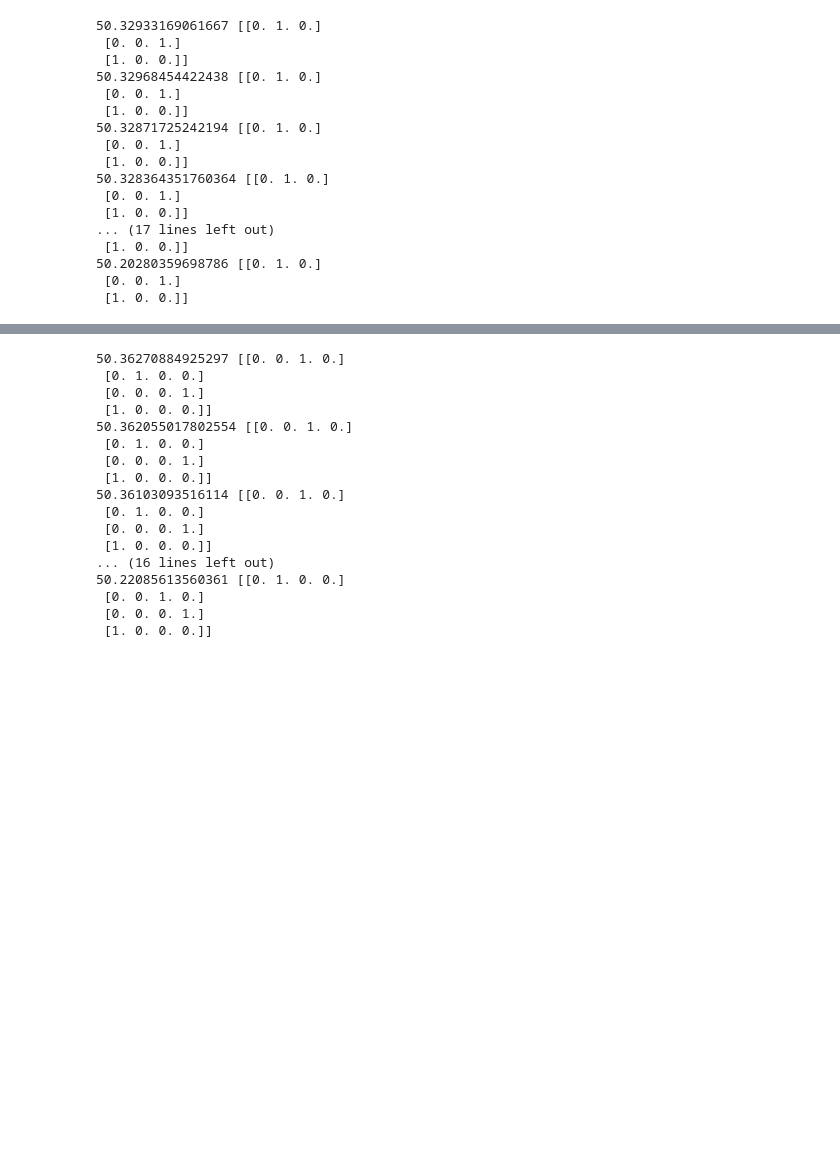
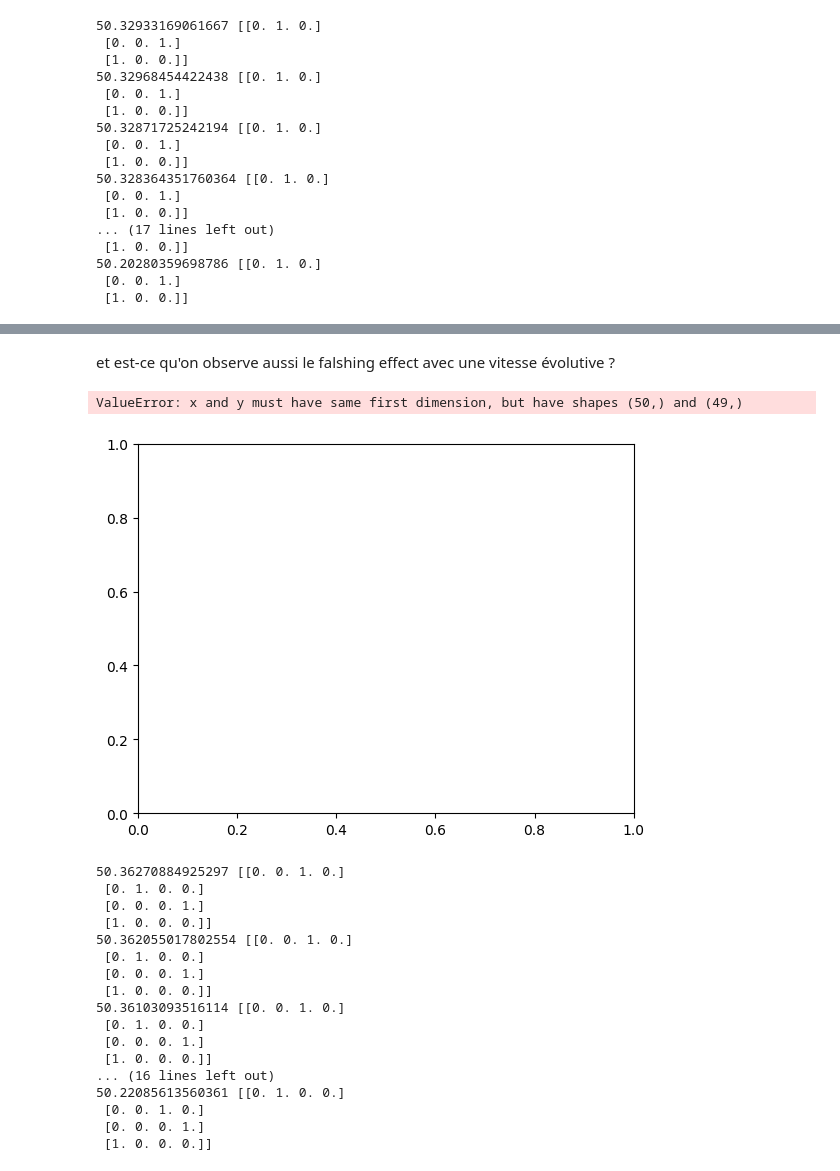
Before and after one commit to Octave289/stage_Inria, a Jupyter notebook: optimization_tests_2.ipynb, the cells around one changed output, grey strips where cells are left out. Cells and saved outputs as stored; diff of their text form; code cells hidden in the pictures; blank space fills up the shorter version.

Commit message:
flashing effect

```diff
--- a/optimization_tests_2.ipynb
+++ b/optimization_tests_2.ipynb
@@ -135,3 +137,19 @@ plt.plot([k for k in range(1, 50)], masses)
+# %% [markdown]
+et est-ce qu'on observe aussi le falshing effect avec une vitesse évolutive ?
+# %%
+params["N"] = 3
+params["u"] = [0.1]*3
+masses = []
+for l in range(1, 50):
+    params["nb_colonnes_default"] = int(l*10)
+    params["L"] = l
+    meilleure_masse = fonction_objectif(X_ini_one_layer(params["N"], params["nb_colonnes_default"], 0, 50/(l*10)), T, P0, params)
+    masses.append(meilleure_masse)
+
+plt.plot([k for k in range(50)], masses)
+# %% [output]
+ValueError: x and y must have same first dimension, but have shapes (50,) and (49,)
+[figure, added]
 # %%
 params["N"] = 4
 params["u"] = [0.1]*4
```
Also changed, not shown: parts of 2 cells of this notebook, 11 other files.
